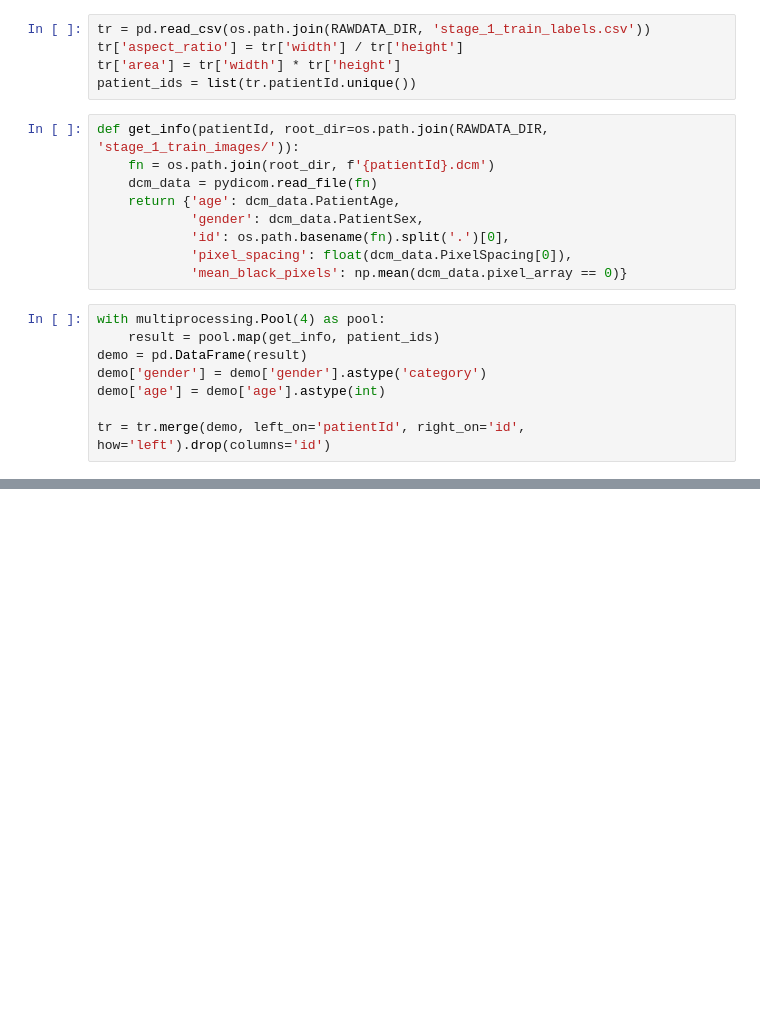
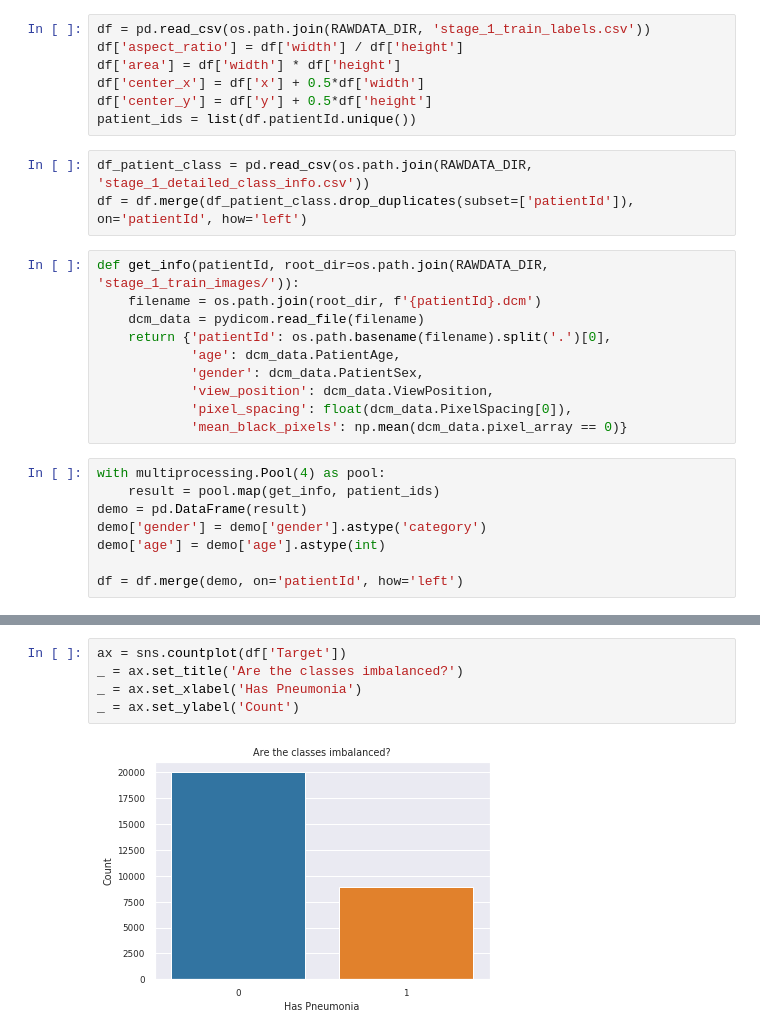
Before and after one commit to abawchen/kaggle-rsna-pneumonia-detection-challenge, a Jupyter notebook: ipynb/eda.ipynb, the cells around one changed output, grey strips where cells are left out. Saved outputs shown, nothing was run; the diff lists cells and outputs as text; blank space fills up the shorter version.

```diff
--- a/ipynb/eda.ipynb
+++ b/ipynb/eda.ipynb
@@ -17,15 +20,21 @@ RAWDATA_DIR = os.path.join('..', 'data', 'raw')
 # %%
-tr = pd.read_csv(os.path.join(RAWDATA_DIR, 'stage_1_train_labels.csv'))
-tr['aspect_ratio'] = tr['width'] / tr['height']
-tr['area'] = tr['width'] * tr['height']
-patient_ids = list(tr.patientId.unique())
+df = pd.read_csv(os.path.join(RAWDATA_DIR, 'stage_1_train_labels.csv'))
+df['aspect_ratio'] = df['width'] / df['height']
+df['area'] = df['width'] * df['height']
+df['center_x'] = df['x'] + 0.5*df['width']
+df['center_y'] = df['y'] + 0.5*df['height']
+patient_ids = list(df.patientId.unique())
+# %%
+df_patient_class = pd.read_csv(os.path.join(RAWDATA_DIR, 'stage_1_detailed_class_info.csv'))
+df = df.merge(df_patient_class.drop_duplicates(subset=['patientId']), on='patientId', how='left')
 # %%
 def get_info(patientId, root_dir=os.path.join(RAWDATA_DIR, 'stage_1_train_images/')):
-    fn = os.path.join(root_dir, f'{patientId}.dcm')
-    dcm_data = pydicom.read_file(fn)
-    return {'age': dcm_data.PatientAge,
+    filename = os.path.join(root_dir, f'{patientId}.dcm')
+    dcm_data = pydicom.read_file(filename)
+    return {'patientId': os.path.basename(filename).split('.')[0],
+            'age': dcm_data.PatientAge,
             'gender': dcm_data.PatientSex,
-            'id': os.path.basename(fn).split('.')[0],
+            'view_position': dcm_data.ViewPosition,
             'pixel_spacing': float(dcm_data.PixelSpacing[0]),
             'mean_black_pixels': np.mean(dcm_data.pixel_array == 0)}
 # %%
@@ -35,4 +44,4 @@ demo = pd.DataFrame(result)
 demo['gender'] = demo['gender'].astype('category')
 demo['age'] = demo['age'].astype(int)
 
-tr = tr.merge(demo, left_on='patientId', right_on='id', how='left').drop(columns='id')
+df = df.merge(demo, on='patientId', how='left')
@@ -45,0 +79,7 @@ Index(['patientId', 'x', 'y', 'width', 'height', 'Target', 'aspect_ratio',
+# %%
+ax = sns.countplot(df['Target'])
+_ = ax.set_title('Are the classes imbalanced?')
+_ = ax.set_xlabel('Has Pneumonia')
+_ = ax.set_ylabel('Count')
+# %% [output]
+[figure, added]
```
Also changed, not shown: parts of 27 cells of this notebook, 4 other files.
